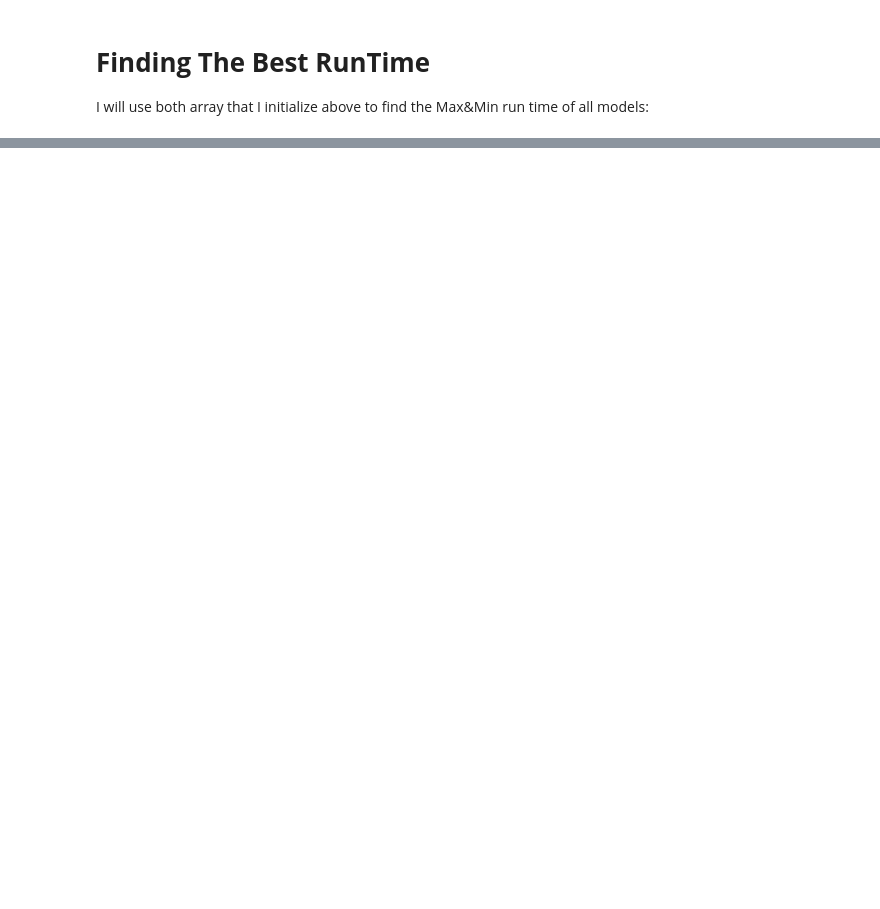
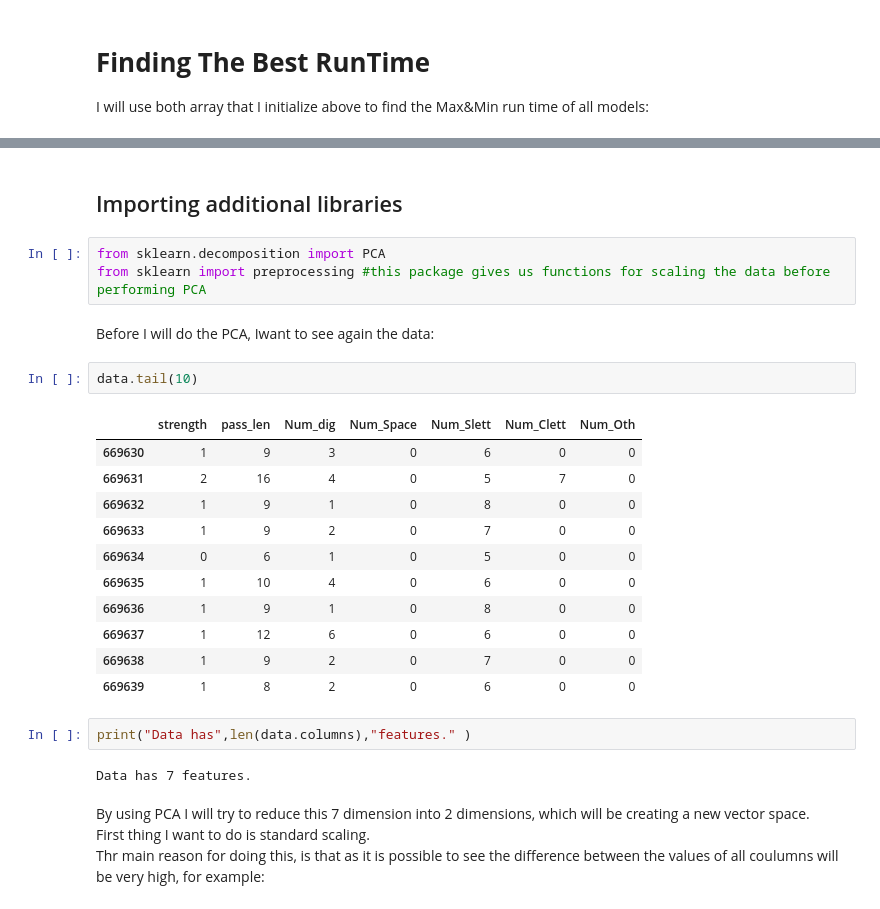
Before and after one commit to yuvalTrip/Final-Project-First-Year-Semester-B, a Jupyter notebook: Final Project-N.N.1-Password Strength Classifier Dataset-Classification-Copy1.ipynb, the cells around one changed output, grey strips where cells are left out. Cells and saved outputs as stored; diff of their text form; blank space fills up the shorter version.

```diff
--- a/Final Project-N.N.1-Password Strength Classifier Dataset-Classification-Copy1.ipynb
+++ b/Final Project-N.N.1-Password Strength Classifier Dataset-Classification-Copy1.ipynb
@@ -1479,0 +1539,29 @@ As we can see (and as I already compute), the Logistic Regression and the KNN mo
+# %% [markdown]
+## Importing additional libraries
+# %%
+from sklearn.decomposition import PCA
+from sklearn import preprocessing #this package gives us functions for scaling the data before performing PCA
+# %% [markdown]
+Before I will do the PCA, Iwant to see again the data:
+# %%
+data.tail(10)
+# %% [output]
+|  | strength | pass_len | Num_dig | Num_Space | Num_Slett | Num_Clett | Num_Oth |
+| 669630 | 1 | 9 | 3 | 0 | 6 | 0 | 0 |
+| 669631 | 2 | 16 | 4 | 0 | 5 | 7 | 0 |
+| 669632 | 1 | 9 | 1 | 0 | 8 | 0 | 0 |
+| 669633 | 1 | 9 | 2 | 0 | 7 | 0 | 0 |
+| 669634 | 0 | 6 | 1 | 0 | 5 | 0 | 0 |
+| 669635 | 1 | 10 | 4 | 0 | 6 | 0 | 0 |
+| 669636 | 1 | 9 | 1 | 0 | 8 | 0 | 0 |
+| 669637 | 1 | 12 | 6 | 0 | 6 | 0 | 0 |
+| 669638 | 1 | 9 | 2 | 0 | 7 | 0 | 0 |
+| 669639 | 1 | 8 | 2 | 0 | 6 | 0 | 0 |
+# %%
+print("Data has",len(data.columns),"features." )
+# %% [output]
+Data has 7 features.
+# %% [markdown]
+By using PCA I will try to reduce this 7 dimension into 2 dimensions, which will be creating a new vector space. <br>
+First thing I want to do is standard scaling.<br>
+Thr main reason for doing this, is that as it is possible to see the difference between the values of all coulumns will be very high, for example:
```
Also changed, not shown: parts of 71 cells of this notebook.
